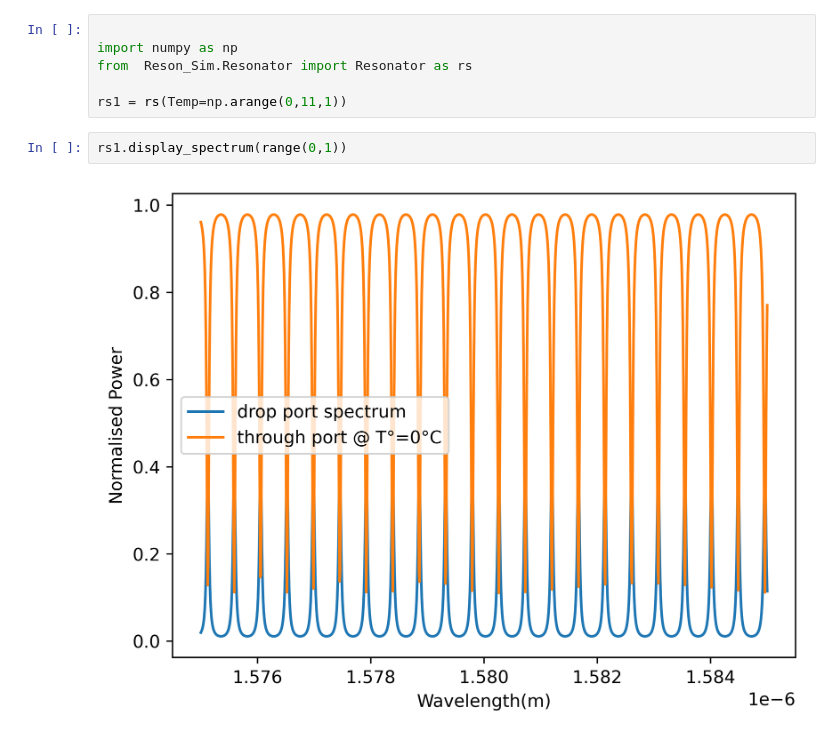
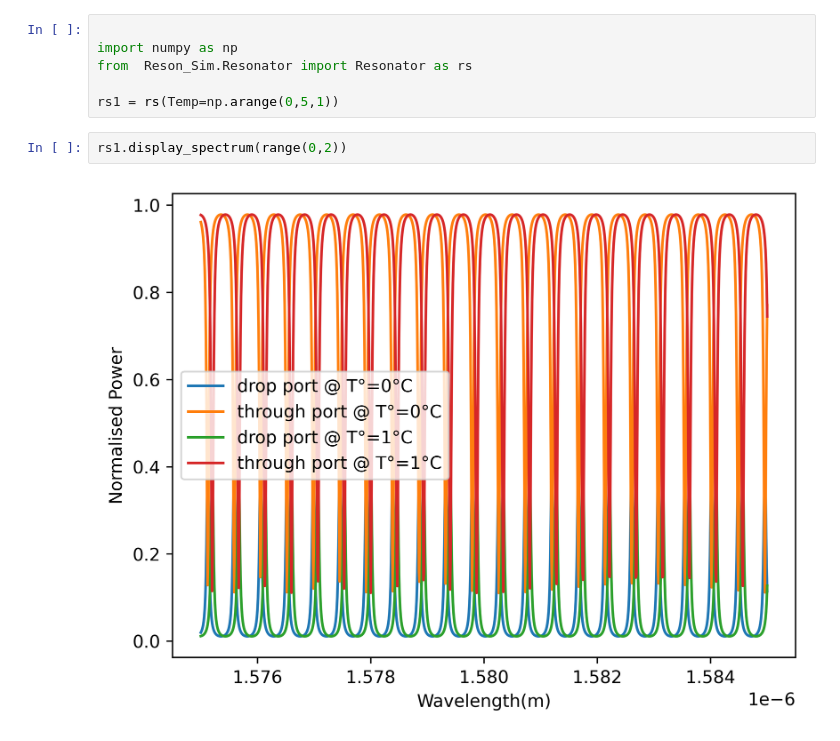
Before and after one commit to Driss-001/Capstone_G2_2022-2023, a Jupyter notebook: test.ipynb, the cells around one changed output. Cells and saved outputs as stored; diff of their text form.

Commit message:
made the drop port spectrum temperature dependant

```diff
--- a/test.ipynb
+++ b/test.ipynb
@@ -3,8 +3,8 @@
 import numpy as np
 from  Reson_Sim.Resonator import Resonator as rs
 
-rs1 = rs(Temp=np.arange(0,11,1))
+rs1 = rs(Temp=np.arange(0,5,1))
 # %%
-rs1.display_spectrum(range(0,1))
+rs1.display_spectrum(range(0,2))
 # %% [output]
-[figure, old version]
+[figure, new version]
```
Also changed, not shown: 1 other file.
